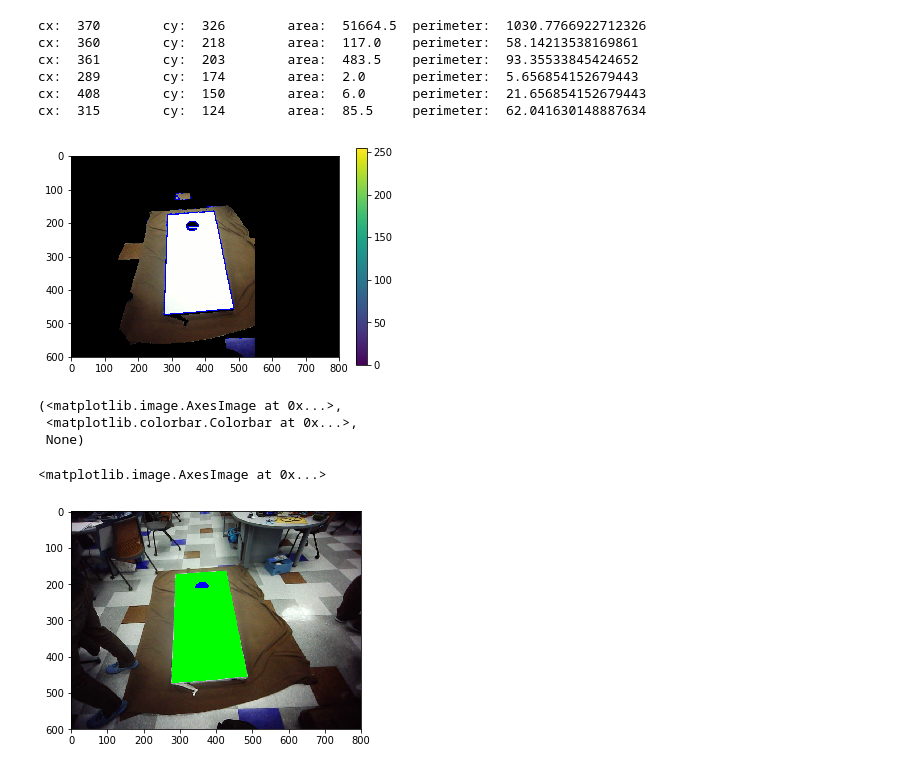
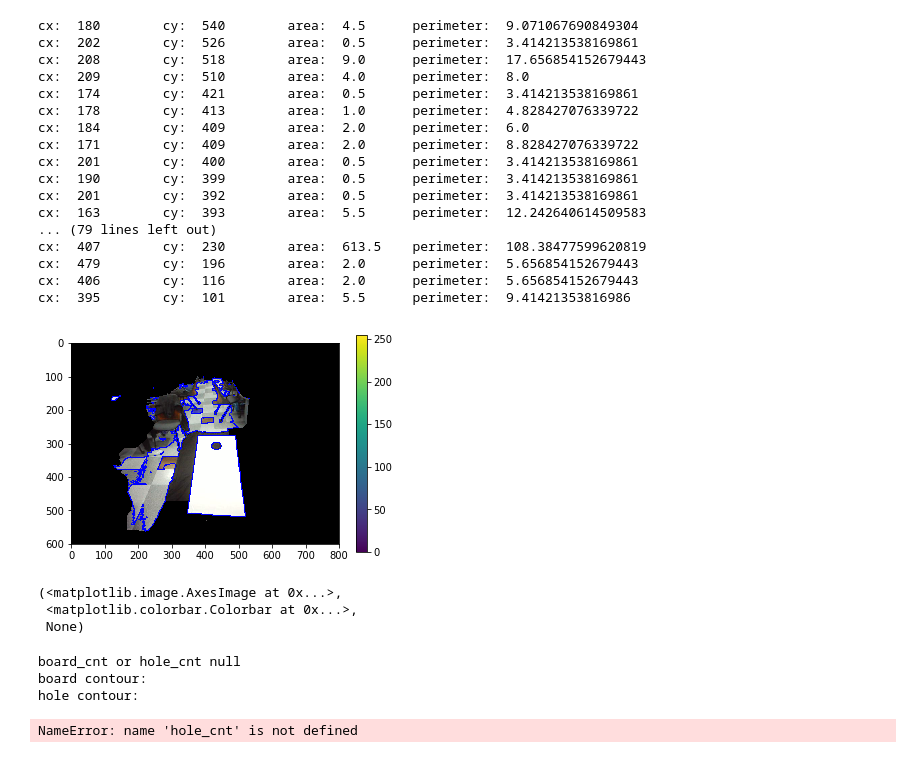
Before and after one commit to awlevin/cornhole-fiesta, a Jupyter notebook: opencv/Cornhole.ipynb, the cells around one changed output. Cells and saved outputs as stored; diff of their text form; code cells hidden in the pictures.

Commit message:
more work on cv and xbee_write function added

```diff
--- a/opencv/Cornhole.ipynb
+++ b/opencv/Cornhole.ipynb
@@ -5,7 +5,7 @@ from matplotlib import pyplot as plt
 %matplotlib inline
 
 # Load original source
-img = cv.imread('testpics/t5.png')
+img = cv.imread('testpics/t9.png')
 orig = img.copy()
 plt.imshow(img)
 
@@ -41,8 +41,10 @@ def cnt_is_circular(cnt):
     if (cnt_det is None):
         return False
     area = cnt_det['area']
+    perimeter = cnt_det['perimeter']
     approx = cv.approxPolyDP(cnt,0.01*cv.arcLength(cnt,True),True)
-    return True if (area > 200 and area < 1000 and len(approx) > 8) else False
+    return True if (len(approx) > 8 and perimeter < 1000) else False
+"""area > 200 and area < 1000 and"""
 
 def cnt_is_board(cnt):
     cnt_det = get_cnt_details(cnt)
@@ -50,5 +52,5 @@ def cnt_is_board(cnt):
         return False
     area = cnt_det['area']
     approx = cv.approxPolyDP(cnt,0.01*cv.arcLength(cnt,True),True)
-    return True if (area > 1000 and len(approx) < 8) else False
+    return True if (area > 1000 and area < 30000 and len(approx) < 8) else False
 # %% [output]
@@ -59,51 +61,88 @@ mask = np.zeros(img.shape[:2], np.uint8)
 
 bgdModel = np.zeros((1,65), np.float64)
 fgdModel = np.zeros((1,65), np.float64)
 
 #rect = (140,450,260, 500) #y1y2,x1x2
 rect = (100,100, 450,500)
 cv.grabCut(img, mask, rect, bgdModel, fgdModel, 5, cv.GC_INIT_WITH_RECT)
 
 mask2 = np.where((mask==2)|(mask==0),0,1).astype('uint8')
 img = img*mask2[:,:,np.newaxis]
 
 # threshold binarily
 #ret,thresh = cv.threshold(img,127,255,cv.THRESH_BINARY)
 
 # find contours
 graysrc = cv.cvtColor(img.copy(), cv.COLOR_BGR2GRAY)
 ret,thresh = cv.threshold(graysrc, 127,255,0)
 im2, contours, hierarchy = cv.findContours(thresh,cv.RETR_TREE, 1)
 
+# Get board contour and potential hole contours
 board_cnt = None
-hole_cnt = None
+hole_cnts = []
 for cnt in contours:
 
     print_cnt_details(cnt)
     if (cnt_is_circular(cnt)):
-        hole_cnt = cnt
+        hole_cnts.append(cnt)
     if (cnt_is_board(cnt)):
         board_cnt = cnt
 
+# Narrow down potential hole contours so only the ones inside are valid
+board_details = get_cnt_details(board_cnt)
+if (board_details is not None):
+    board_cx = board_details['cx']
+    board_cy = board_details['cy']
+
+    hole_cnt = None
+    for cnt in hole_cnts:
+        # https://docs.opencv.org/3.0-beta/doc/py_tutorials/py_imgproc/py_contours/py_contours_more_functions/py_contours_more_functions.html
+        # In the function, third argument is measureDist. If it is True, it finds the signed distance. If False, it finds whether the point is inside or outside or on the contour (it returns +1, -1, 0 respectively).
+        loc = cv.pointPolygonTest(cnt, (board_cx,board_cy),False)
+        if (loc == 1):
+            print("loc=1 TRUE")
+            hole_cnt = cnt
+        else:
+            continue
+
 src_w_cnts = cv.drawContours(img.copy(), contours, -1, (0,0,255), 2)
 plt.imshow(src_w_cnts),plt.colorbar(), plt.show()
 # %% [output]
-cx:  370        cy:  326        area:  51664.5  perimeter:  1030.7766922712326
-cx:  360        cy:  218        area:  117.0    perimeter:  58.14213538169861
-cx:  361        cy:  203        area:  483.5    perimeter:  93.35533845424652
-cx:  289        cy:  174        area:  2.0      perimeter:  5.656854152679443
-cx:  408        cy:  150        area:  6.0      perimeter:  21.656854152679443
-cx:  315        cy:  124        area:  85.5     perimeter:  62.041630148887634
+cx:  180        cy:  540        area:  4.5      perimeter:  9.071067690849304
+cx:  202        cy:  526        area:  0.5      perimeter:  3.414213538169861
+cx:  208        cy:  518        area:  9.0      perimeter:  17.656854152679443
+cx:  209        cy:  510        area:  4.0      perimeter:  8.0
+cx:  174        cy:  421        area:  0.5      perimeter:  3.414213538169861
+cx:  178        cy:  413        area:  1.0      perimeter:  4.828427076339722
+cx:  184        cy:  409        area:  2.0      perimeter:  6.0
+cx:  171        cy:  409        area:  2.0      perimeter:  8.828427076339722
+cx:  201        cy:  400        area:  0.5      perimeter:  3.414213538169861
+cx:  190        cy:  399        area:  0.5      perimeter:  3.414213538169861
+cx:  201        cy:  392        area:  0.5      perimeter:  3.414213538169861
+cx:  163        cy:  393        area:  5.5      perimeter:  12.242640614509583
+... (79 lines left out)
+cx:  407        cy:  230        area:  613.5    perimeter:  108.38477599620819
+cx:  479        cy:  196        area:  2.0      perimeter:  5.656854152679443
+cx:  406        cy:  116        area:  2.0      perimeter:  5.656854152679443
+cx:  395        cy:  101        area:  5.5      perimeter:  9.41421353816986
-[figure, old version]
+[figure, new version]
 (<matplotlib.image.AxesImage at 0x...>,
  <matplotlib.colorbar.Colorbar at 0x...>,
  None)
 # %%
 
-
-cv.drawContours(orig, [board_cnt], 0, (0,255,0), cv.FILLED)
-cv.drawContours(orig, [hole_cnt], 0, (0,0,255), cv.FILLED)
-plt.imshow(orig)
+if (board_cnt is not None and hole_cnt is not None):
+    cv.drawContours(orig, [board_cnt], 0, (0,255,0), cv.FILLED)
+    print_cnt_details(board_cnt)
+    cv.drawContours(orig, [hole_cnt], 0, (0,0,255), cv.FILLED)
+    print_cnt_details(hole_cnt)
+    plt.imshow(orig)
+else:
+    print("board_cnt or hole_cnt null")
+    print("board contour: "), print_cnt_details(board_cnt)
+    print("hole contour: "), print_cnt_details(hole_cnt)
 # %% [output]
-<matplotlib.image.AxesImage at 0x...>
+board_cnt or hole_cnt null
+board contour:
+hole contour:
-[figure, removed]
+NameError: name 'hole_cnt' is not defined
```
Also changed, not shown: parts of 1 cell of this notebook, 12 other files.
